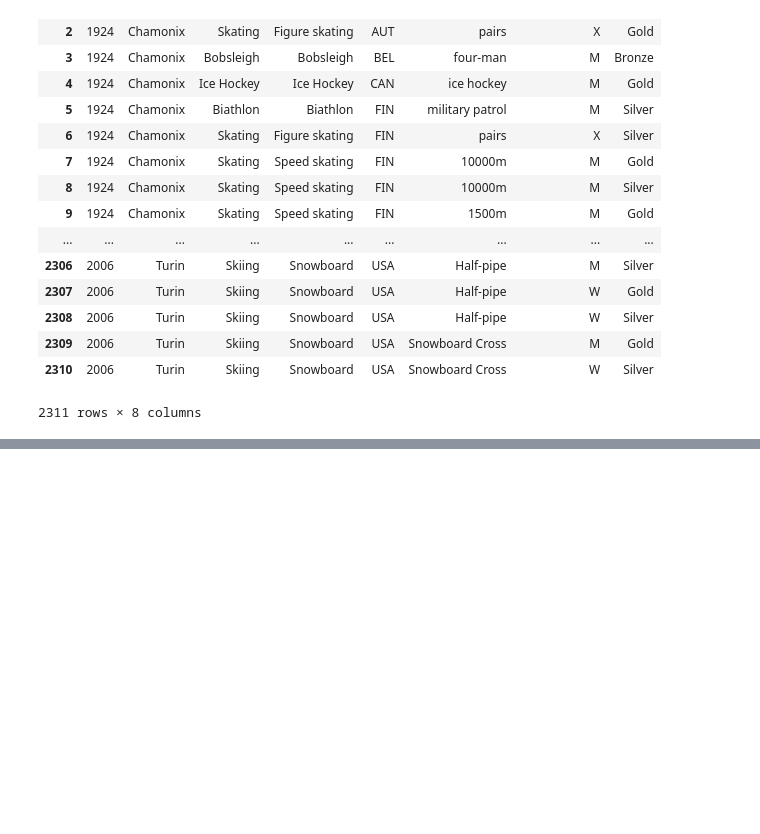
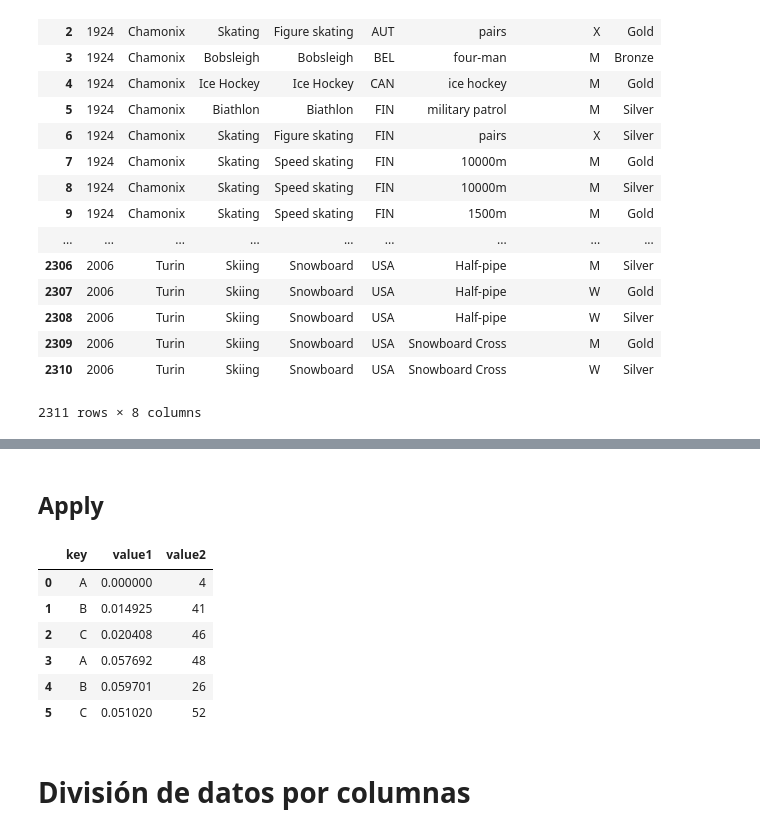
Before and after one commit to joanby/r-basic, a Jupyter notebook: scripts/tema5/04-dataframes.ipynb, the cells around one changed output, grey strips where cells are left out. Drawn from its saved outputs; the diff is of its cells as text; code cells hidden in the pictures; blank space fills up the shorter version.

```diff
--- a/scripts/tema5/04-dataframes.ipynb
+++ b/scripts/tema5/04-dataframes.ipynb
@@ -198,0 +359,18 @@ pd.read_table("http://winterolympicsmedals.com/medals.csv", delimiter=",")
+# %% [markdown]
+## Apply
+# %%
+def norm_by_col2(x):
+    x['value1'] /= x['value2'].sum()
+    return x
+# %%
+df.groupby('key').apply(norm_by_col2)
+# %% [output]
+|  | key | value1 | value2 |
+| 0 | A | 0.000000 | 4 |
+| 1 | B | 0.014925 | 41 |
+| 2 | C | 0.020408 | 46 |
+| 3 | A | 0.057692 | 48 |
+| 4 | B | 0.059701 | 26 |
+| 5 | C | 0.051020 | 52 |
+# %% [markdown]
+# División de datos por columnas
```
Also changed, not shown: parts of 31 cells of this notebook, 4 other files.
